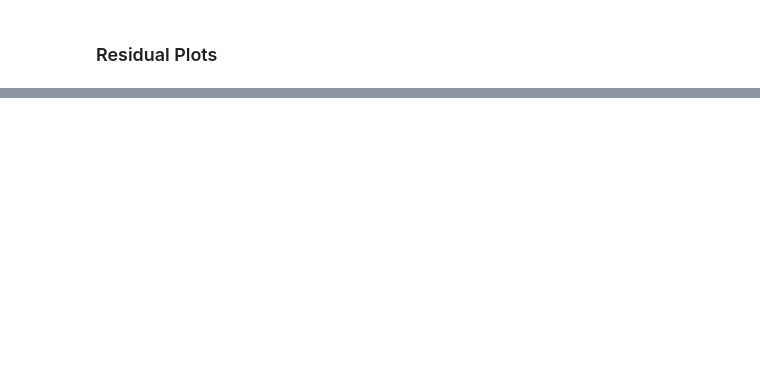
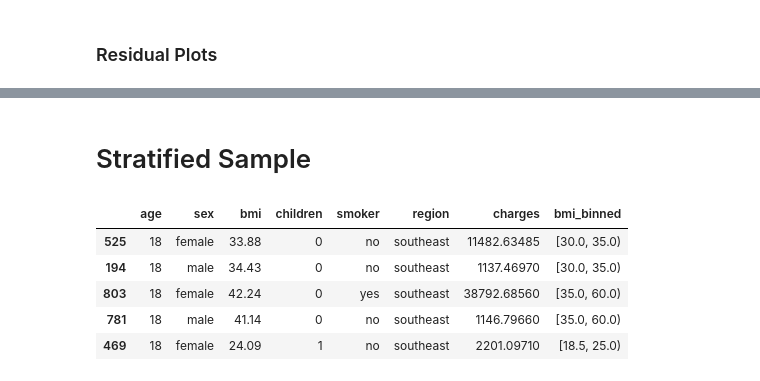
Before and after one commit to nataliekhao/STAT303-2-Project, a Jupyter notebook: Final_Code.ipynb, the cells around one changed output, grey strips where cells are left out. Cells and saved outputs as stored; diff of their text form; code cells hidden in the pictures; blank space fills up the shorter version.

```diff
--- a/Final_Code.ipynb
+++ b/Final_Code.ipynb
@@ -91 +91,21 @@ sns.lineplot(ax = axes[1][2], x = [train.region.min(), train.region.max()], y =
 [figure]
+# %% [markdown]
+# Stratified Sample
+# %%
+# stratified training and test set by age
+train_strata = data.groupby('age', group_keys=False).apply(lambda x: x.sample(frac=0.8))
+test_strata = data.drop(train_strata.index)
+
+# add bmi_binned to stratified training
+
+train_strata['bmi_binned'] = pd.cut(data['bmi'], bins = bins, right = False)
+test_strata['bmi_binned'] = pd.cut(data['bmi'], bins = bins, right = False)
+# %%
+train_strata.head()
+# %% [output]
+|  | age | sex | bmi | children | smoker | region | charges | bmi_binned |
+| 525 | 18 | female | 33.88 | 0 | no | southeast | 11482.63485 | [30.0, 35.0) |
+| 194 | 18 | male | 34.43 | 0 | no | southeast | 1137.46970 | [30.0, 35.0) |
+| 803 | 18 | female | 42.24 | 0 | yes | southeast | 38792.68560 | [35.0, 60.0) |
+| 781 | 18 | male | 41.14 | 0 | no | southeast | 1146.79660 | [35.0, 60.0) |
+| 469 | 18 | female | 24.09 | 1 | no | southeast | 2201.09710 | [18.5, 25.0) |
```
Also changed, not shown: parts of 9 cells of this notebook, 1 other file.
